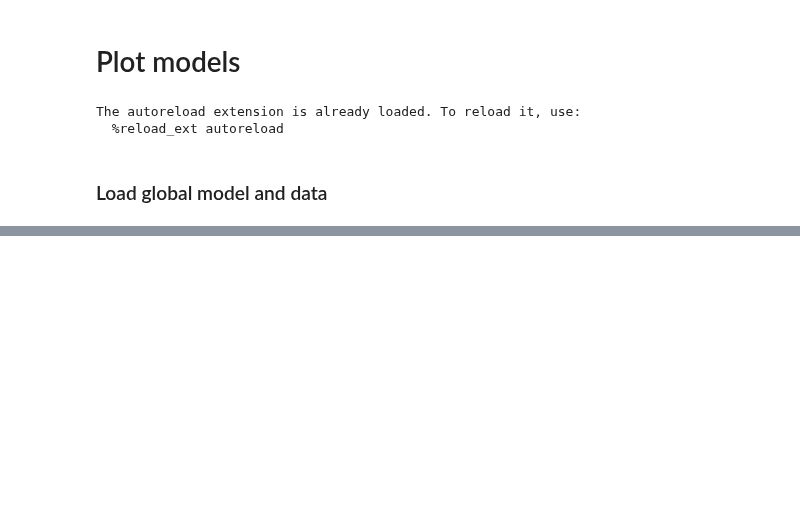
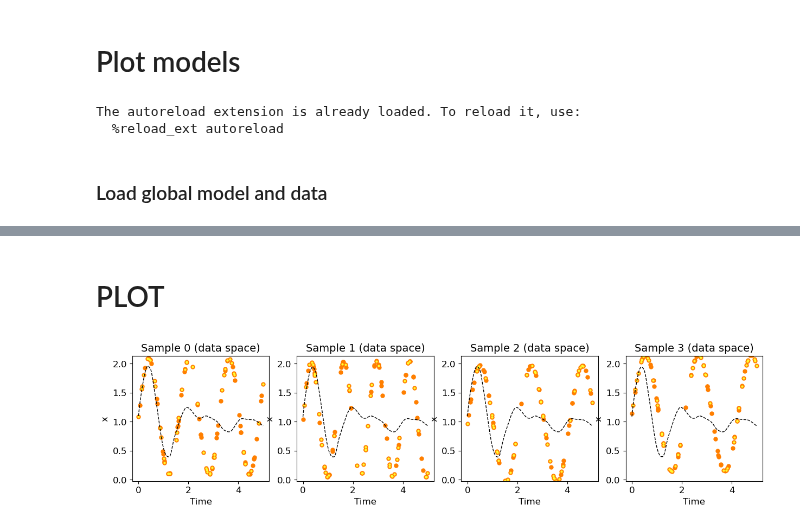
Before and after one commit to luisas/fl4tsf, a Jupyter notebook: analysis/05_plot_outputs.ipynb, the cells around one changed output, grey strips where cells are left out. Cells and saved outputs as stored; diff of their text form; code cells hidden in the pictures; blank space fills up the shorter version.

```diff
--- a/analysis/05_plot_outputs.ipynb
+++ b/analysis/05_plot_outputs.ipynb
@@ -28,7 +31,8 @@ The autoreload extension is already loaded. To reload it, use:
 # Load Model and Weigths
 #############################
 
-weights_file = "../results_centralized_hyperparam/periodic/centralized_training/300_epochs/lr_0.01-batchsize_16_clipping_False_lrdecay_1.0/model.pth"
+#weights_file = "../results_centralized_hyperparam/periodic/centralized_training/300_epochs/lr_0.01-batchsize_16_clipping_False_lrdecay_1.0/model.pth"
+weights_file = "/Users/luisa/Desktop/nygc/cluster/projects/fl4tsf/results_federated_learningtest/periodic/federated_training/FedAvg/100_rounds/rep_1-alpha_0.5-lr_0.01-batchsize_16_clipping_False_lrdecay_1.0_localepochs_10/federated_outputs/model.pth"
 weights = torch.load(weights_file, weights_only=True)
 model = Net()
 model.load_state_dict(weights)
@@ -98,0 +87,75 @@ with torch.no_grad():
+# %% [markdown]
+# PLOT
+# %%
+data =  test_dict["data_to_predict"]
+time_steps = test_dict["tp_to_predict"]
+mask = test_dict["mask_predicted_data"]
+
+observed_data =  test_dict["observed_data"]
+observed_time_steps = test_dict["observed_tp"]
+observed_mask = test_dict["observed_mask"]
+
+n_traj_to_show = 4
+
+ax_traj = []
+fig, ax_traj = plt.subplots(1, n_traj_to_show)
+fig.set_size_inches(15, 3)
+
+time_steps_to_predict = time_steps
+if isinstance(model, LatentODE):
+    # sample at the original time points
+    time_steps_to_predict = utils.linspace_vector(time_steps[0], time_steps[-1], 100).to(device)
+
+with torch.no_grad():
+    reconstructions, info = model.get_reconstruction(time_steps_to_predict,
+        observed_data, observed_time_steps, mask = observed_mask, n_traj_samples = 10)
+
+
+    # plot only 10 trajectories
+    data_for_plotting = observed_data[:n_traj_to_show]
+    mask_for_plotting = observed_mask[:n_traj_to_show]
+
+    data_full = data[:n_traj_to_show]
+
+    reconstructions_for_plotting = reconstructions.mean(dim=0)[:n_traj_to_show]
+    reconstr_std = reconstructions.std(dim=0)[:n_traj_to_show]
+
+    dim_to_show = 0
+    max_y = max(
+        data_for_plotting[:,:,dim_to_show].cpu().numpy().max(),
+        reconstructions[:,:,dim_to_show].cpu().numpy().max())
+    min_y = min(
+        data_for_plotting[:,:,dim_to_show].cpu().numpy().min(),
+        reconstructions[:,:,dim_to_show].cpu().numpy().min())
+
+    ############################################
+    # Plot reconstructions, true postrior and approximate posterior
+
+    cmap = plt.colormaps['Set1']
+    for traj_id in range(n_traj_to_show):
+
+        # Plot observations
+        plot_trajectories(ax_traj[traj_id],
+            data_full[traj_id].unsqueeze(0), observed_time_steps,
+            #mask = mask_for_plotting[traj_id].unsqueeze(0),
+            min_y = min_y, max_y = max_y, #title="True trajectories",
+            marker = 'o', linestyle='', dim_to_show = dim_to_show, markersize= 5,
+            color = cmap(4))
+        # # # Plot observations
+        plot_trajectories(ax_traj[traj_id],
+            data_for_plotting[traj_id].unsqueeze(0), observed_time_steps,
+            mask = mask_for_plotting[traj_id].unsqueeze(0),
+            min_y = min_y, max_y = max_y, #title="True trajectories",
+            marker = 'o', linestyle='', dim_to_show = dim_to_show, add_to_plot= True, markersize= 2,
+            color = cmap(5))
+
+        # # Plot reconstructions
+        plot_trajectories(ax_traj[traj_id],
+            reconstructions_for_plotting[traj_id].unsqueeze(0), time_steps_to_predict,
+            min_y = min_y, max_y = max_y, title="Sample {} (data space)".format(traj_id), dim_to_show = dim_to_show,
+            add_to_plot = True, marker = '', color =  "black", linewidth = 1, linestyle='--')
+
+
+    plt.show()
+# %% [output]
+[figure, added]
```
Also changed, not shown: parts of 4 cells of this notebook, 20 other files.
